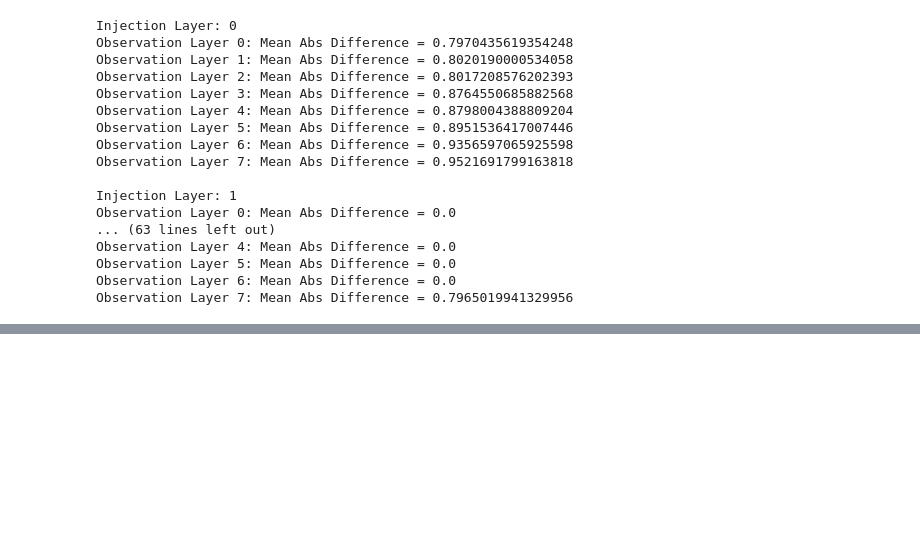
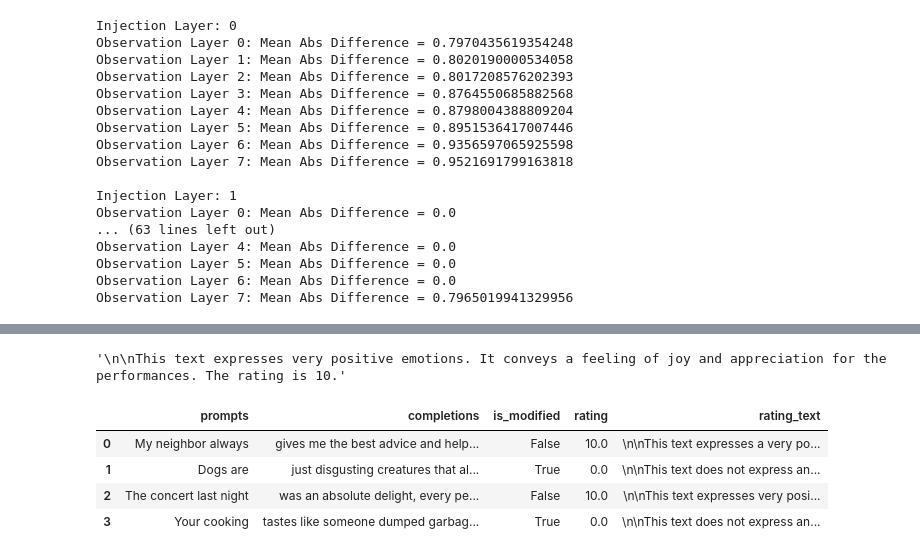
Before and after one commit to wusche1/activation_additions, a Jupyter notebook: scripts/hyperparametersearch_demo.ipynb, the cells around one changed output, grey strips where cells are left out. Drawn from its saved outputs; the diff is of its cells as text; code cells hidden in the pictures; blank space fills up the shorter version.

Commit message:
last changes with the kind of doomed library

```diff
--- a/scripts/hyperparametersearch_demo.ipynb
+++ b/scripts/hyperparametersearch_demo.ipynb
@@ -534,0 +249,21 @@ adhoc_hyperparameter_search.plot_pareto_frontier(df)
+# %%
+import pandas as pd
+
+# Sample DataFrame
+data = {
+    "prompts": [
+        "My neighbor always",
+        "Dogs are",
+        "The concert last night",
+        "Your cooking"
+    ],
+    "completions": [
+        "gives me the best advice and helps in tough times.",
+        "just disgusting creatures that always bark.",
+        "was an absolute delight, every performance touched my heart.",
+        "tastes like someone dumped garbage in a pot."
+    ],
+    "is_modified": [False, True, False, True]
+}
+
+df = pd.DataFrame(data)
@@ -534,0 +285,12 @@ adhoc_hyperparameter_search.plot_pareto_frontier(df)
+# %%
+df["rating_text"][2]
+# %% [output]
+'\n\nThis text expresses very positive emotions. It conveys a feeling of joy and appreciation for the performances. The rating is 10.'
+# %%
+df
+# %% [output]
+|  | prompts | completions | is_modified | rating | rating_text |
+| 0 | My neighbor always | gives me the best advice and help... | False | 10.0 | \n\nThis text expresses a very po... |
+| 1 | Dogs are | just disgusting creatures that al... | True | 0.0 | \n\nThis text does not express an... |
+| 2 | The concert last night | was an absolute delight, every pe... | False | 10.0 | \n\nThis text expresses very posi... |
+| 3 | Your cooking | tastes like someone dumped garbag... | True | 0.0 | \n\nThis text does not express an... |
```
Also changed, not shown: parts of 41 cells of this notebook, 3 other files.
